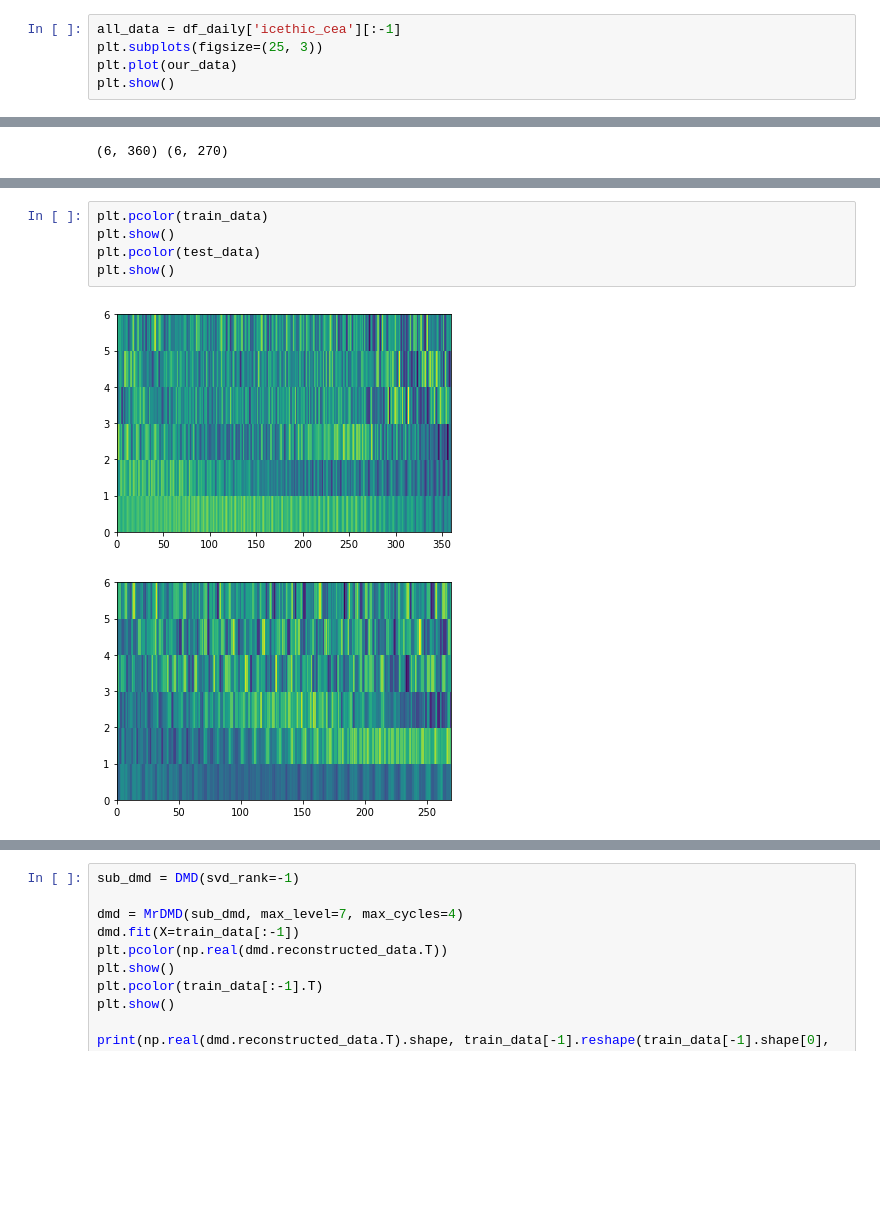
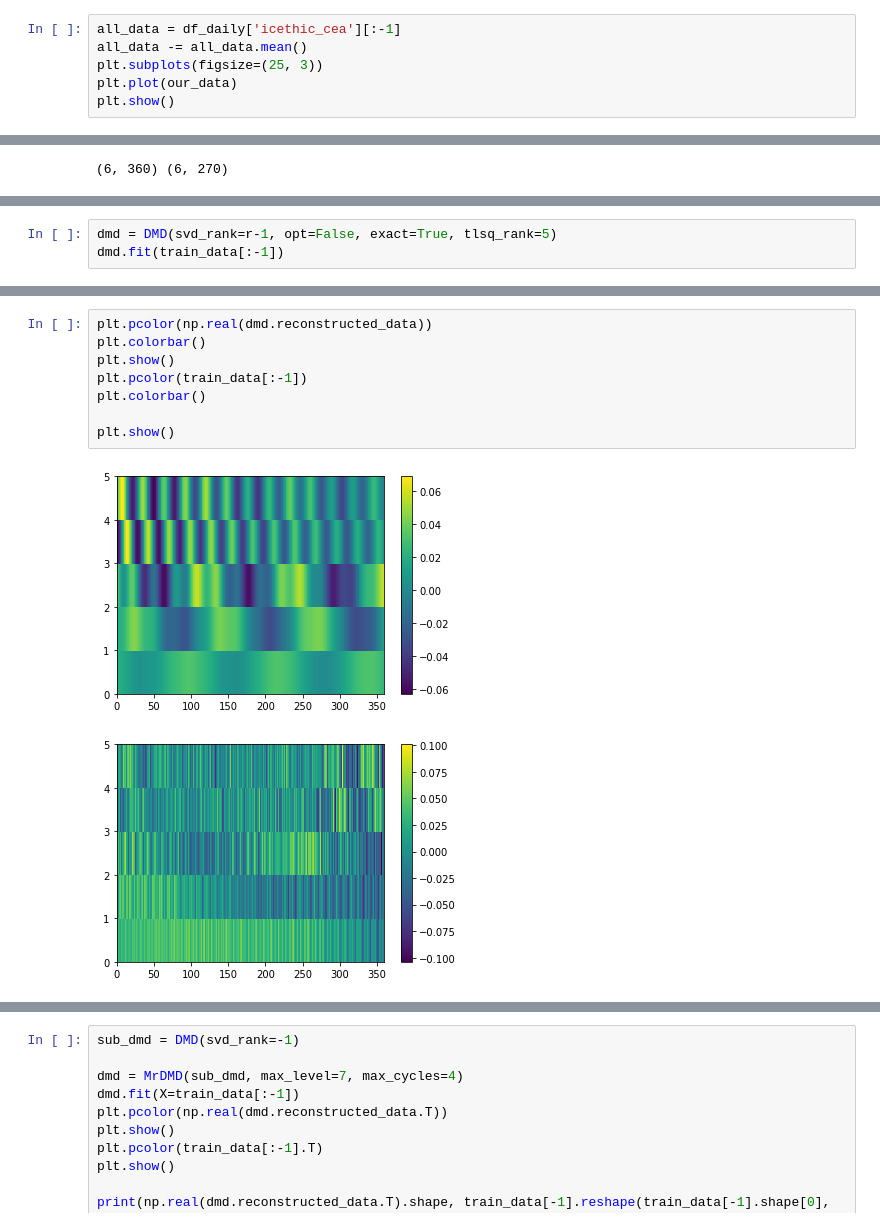
Before and after one commit to DenisSidoren/arctic_TimeSeries_analysis, a Jupyter notebook: dmd.ipynb, the cells around one changed output, grey strips where cells are left out. Cells and saved outputs as stored; diff of their text form; blank space fills up the shorter version.

Commit message:
add normalize data(?), poisson density and predict

```diff
--- a/dmd.ipynb
+++ b/dmd.ipynb
@@ -35,6 +35,7 @@ dc = {column: 'mean' for column in our_columns}
 df_daily = df.groupby('dt').agg(dc)
 # %%
 all_data = df_daily['icethic_cea'][:-1]
+all_data -= all_data.mean()
 plt.subplots(figsize=(25, 3))
 plt.plot(our_data)
 plt.show()
@@ -178,0 +218,3 @@ plt.show()
+# %%
+dmd = DMD(svd_rank=r-1, opt=False, exact=True, tlsq_rank=5)
+dmd.fit(train_data[:-1])
@@ -179,8 +227,11 @@ plt.show()
 # %%
-plt.pcolor(train_data)
+plt.pcolor(np.real(dmd.reconstructed_data))
+plt.colorbar()
 plt.show()
-plt.pcolor(test_data)
+plt.pcolor(train_data[:-1])
+plt.colorbar()
+
 plt.show()
 # %% [output]
-[figure, old version]
+[figure, new version]
-[figure, old version]
+[figure, new version]
```
Also changed, not shown: parts of 16 cells of this notebook.
